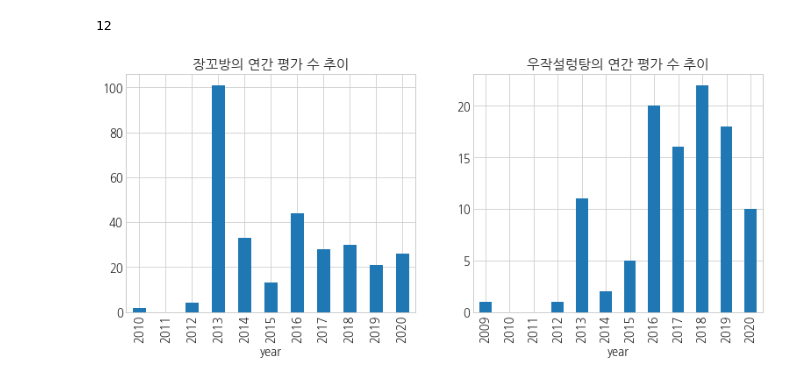
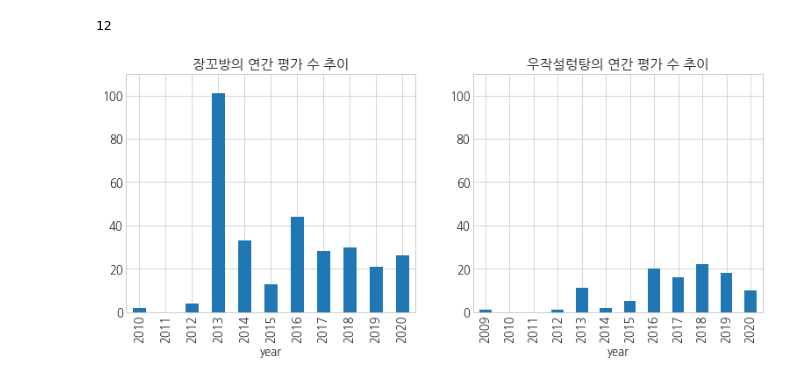
Before and after one commit to Sean-Parkk/playdata_miniproject, a Jupyter notebook: 귀여운펭귄처럼_분석.ipynb, the cells around one changed output. Cells and saved outputs as stored; diff of their text form; code cells hidden in the pictures.

```diff
--- a/귀여운펭귄처럼_분석.ipynb
+++ b/귀여운펭귄처럼_분석.ipynb
@@ -533,17 +526,18 @@ len(review_wj['score'].resample('y'))
 # %%
 f, ax = plt.subplots(1, 2, figsize=(13, 5))
 review_jgb['score'].resample('y').count().plot('bar', ax=ax[0])
 ax[0].set_xticks(range(len(review_jgb['score'].resample('y'))))
 ax[0].set_xticklabels(review_jgb['score'].resample('y').mean().index.year)
 ax[0].set_xlabel('year')
 ax[0].set_title('장꼬방의 연간 평가 수 추이')
+ax[0].set_ylim(0, 110)
 
 review_wj['score'].resample('y').count().plot('bar', ax=ax[1])
 ax[1].set_xticks(range(len(review_wj['score'].resample('y'))))
 ax[1].set_xticklabels(review_wj['score'].resample('y').mean().index.year)
 ax[1].set_xlabel('year')
 ax[1].set_title('우작설렁탕의 연간 평가 수 추이')
-
+ax[1].set_ylim(0, 110)
 plt.show()
 # %% [output]
-[figure, old version]
+[figure, new version]
```
Also changed, not shown: parts of 16 cells of this notebook.
